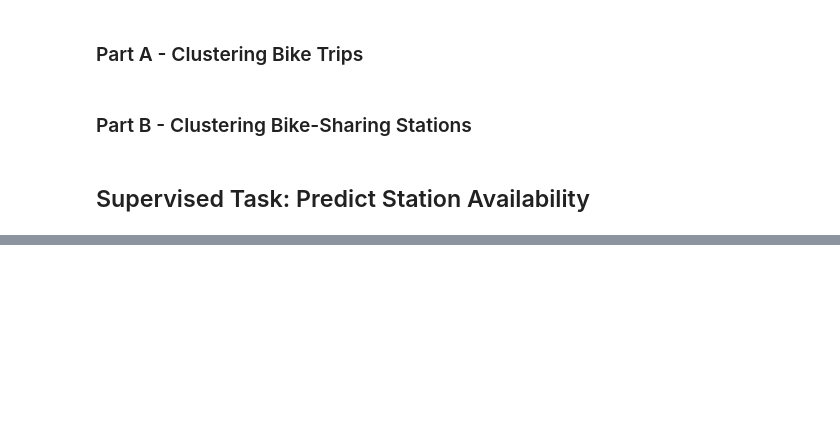
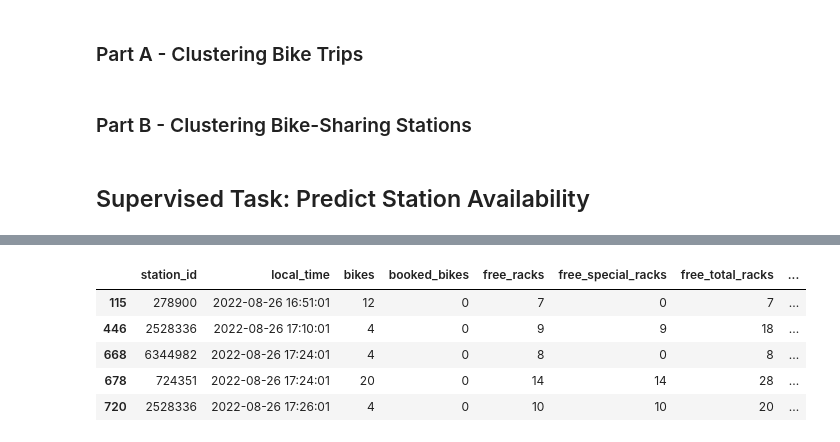
Before and after one commit to Memeel/ML_Challenge, a Jupyter notebook: notebook/challenge.ipynb, the cells around one changed output, grey strips where cells are left out. Saved outputs shown, nothing was run; the diff lists cells and outputs as text; code cells hidden in the pictures; blank space fills up the shorter version.

```diff
--- a/notebook/challenge.ipynb
+++ b/notebook/challenge.ipynb
@@ -1056,0 +1105,15 @@ memory usage: 273.5+ MB
+# %%
+first_df = data[["station_id", "local_time",
+                 "bikes", "booked_bikes", "free_racks", "free_special_racks", "free_total_racks", "maintenance",
+                 "day_of_week", "is_weekend", "hour",
+                 "past_bikes", "delta_bikes",
+                 "bikes_available_to_rent", "y"]].copy()
+first_df = first_df.dropna(subset=["past_bikes", "delta_bikes"])
+first_df.head()
+# %% [output]
+|  | station_id | local_time | bikes | booked_bikes | free_racks | free_special_racks | free_total_racks | ... |
+| 115 | 278900 | 2022-08-26 16:51:01 | 12 | 0 | 7 | 0 | 7 | ... |
+| 446 | 2528336 | 2022-08-26 17:10:01 | 4 | 0 | 9 | 9 | 18 | ... |
+| 668 | 6344982 | 2022-08-26 17:24:01 | 4 | 0 | 8 | 0 | 8 | ... |
+| 678 | 724351 | 2022-08-26 17:24:01 | 20 | 0 | 14 | 14 | 28 | ... |
+| 720 | 2528336 | 2022-08-26 17:26:01 | 4 | 0 | 10 | 10 | 20 | ... |
```
Also changed, not shown: parts of 19 cells of this notebook.
